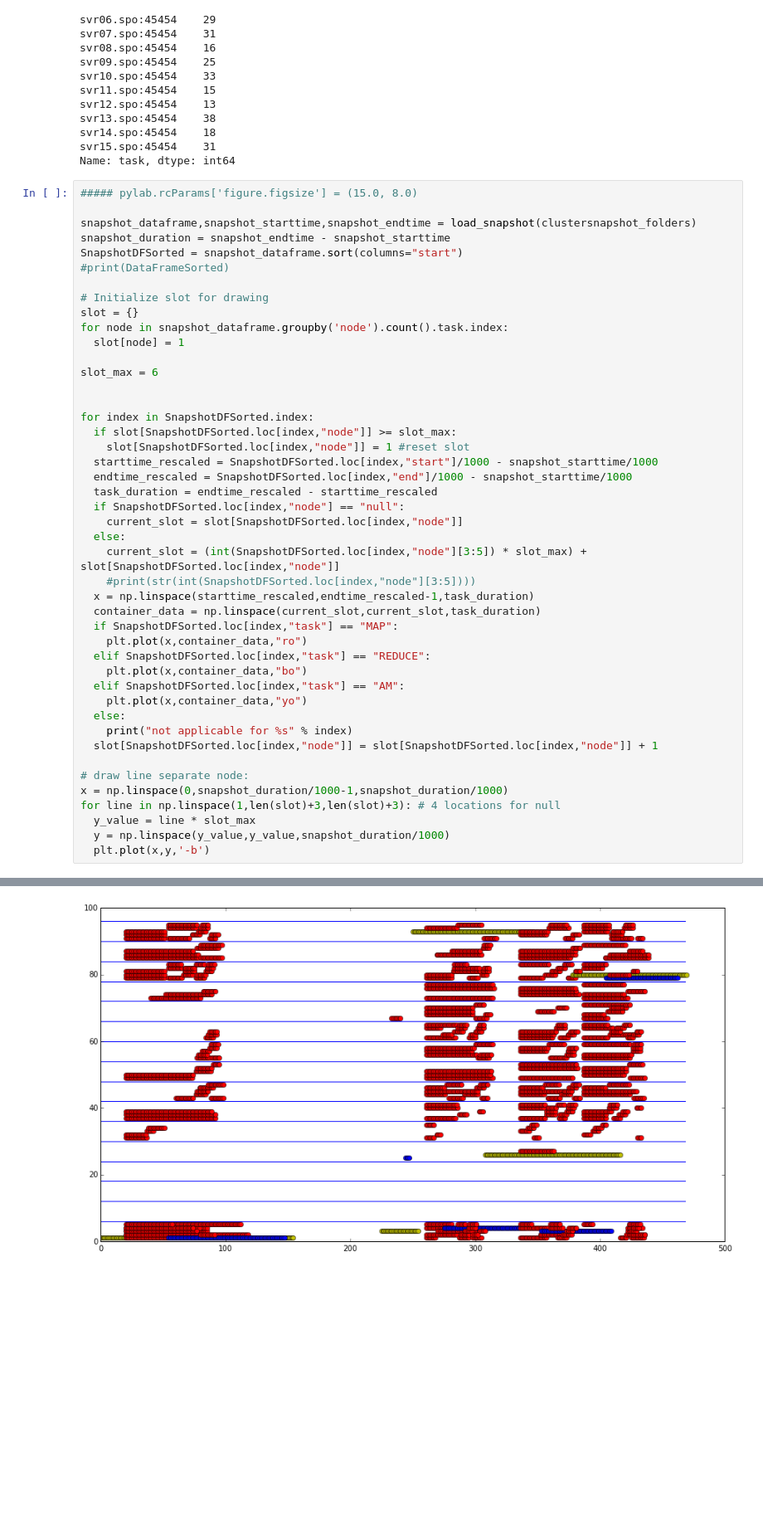
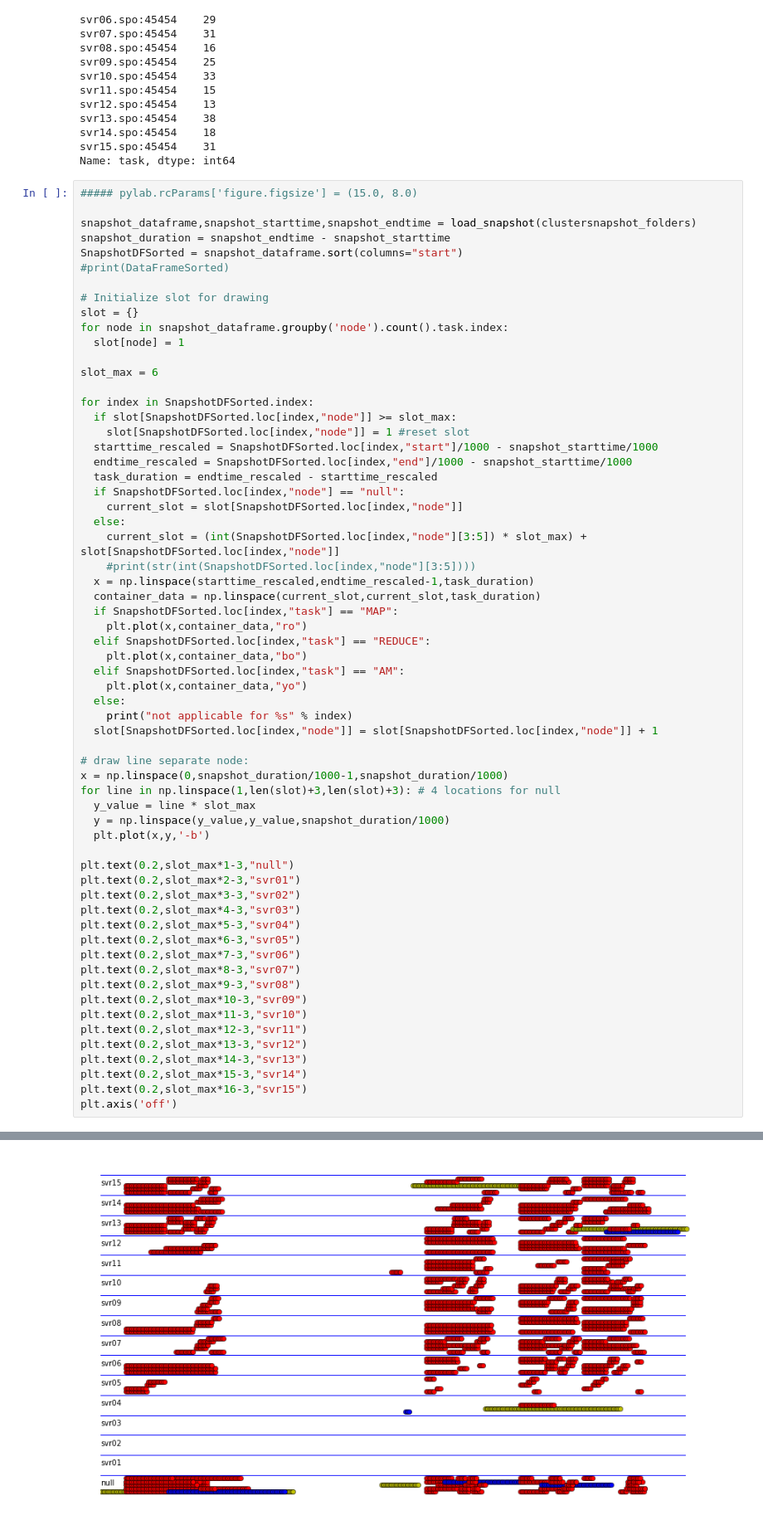
Before and after one commit to hasonhai/yarntracking, a Jupyter notebook: notebook/ResourceUtilization.ipynb, the cells around one changed output, grey strips where cells are left out. Shown: that part at 83% size. Saved outputs shown, nothing was run; the diff lists cells and outputs as text; blank space fills up the shorter version.

```diff
--- a/notebook/ResourceUtilization.ipynb
+++ b/notebook/ResourceUtilization.ipynb
@@ -202,7 +235,6 @@ for node in snapshot_dataframe.groupby('node').count().task.index:
   slot[node] = 1
 
 slot_max = 6
-
 
 for index in SnapshotDFSorted.index:
   if slot[SnapshotDFSorted.loc[index,"node"]] >= slot_max:
@@ -233,4 +265,22 @@ for line in np.linspace(1,len(slot)+3,len(slot)+3): # 4 locations for null
   y_value = line * slot_max
   y = np.linspace(y_value,y_value,snapshot_duration/1000)
   plt.plot(x,y,'-b')
+
+plt.text(0.2,slot_max*1-3,"null")
+plt.text(0.2,slot_max*2-3,"svr01")
+plt.text(0.2,slot_max*3-3,"svr02")
+plt.text(0.2,slot_max*4-3,"svr03")
+plt.text(0.2,slot_max*5-3,"svr04")
+plt.text(0.2,slot_max*6-3,"svr05")
+plt.text(0.2,slot_max*7-3,"svr06")
+plt.text(0.2,slot_max*8-3,"svr07")
+plt.text(0.2,slot_max*9-3,"svr08")
+plt.text(0.2,slot_max*10-3,"svr09")
+plt.text(0.2,slot_max*11-3,"svr10")
+plt.text(0.2,slot_max*12-3,"svr11")
+plt.text(0.2,slot_max*13-3,"svr12")
+plt.text(0.2,slot_max*14-3,"svr13")
+plt.text(0.2,slot_max*15-3,"svr14")
+plt.text(0.2,slot_max*16-3,"svr15")
+plt.axis('off')
 # %% [output]
@@ -237 +288 @@ for line in np.linspace(1,len(slot)+3,len(slot)+3): # 4 locations for null
-[figure, old version]
+[figure, new version]
```
Also changed, not shown: parts of 5 cells of this notebook.
